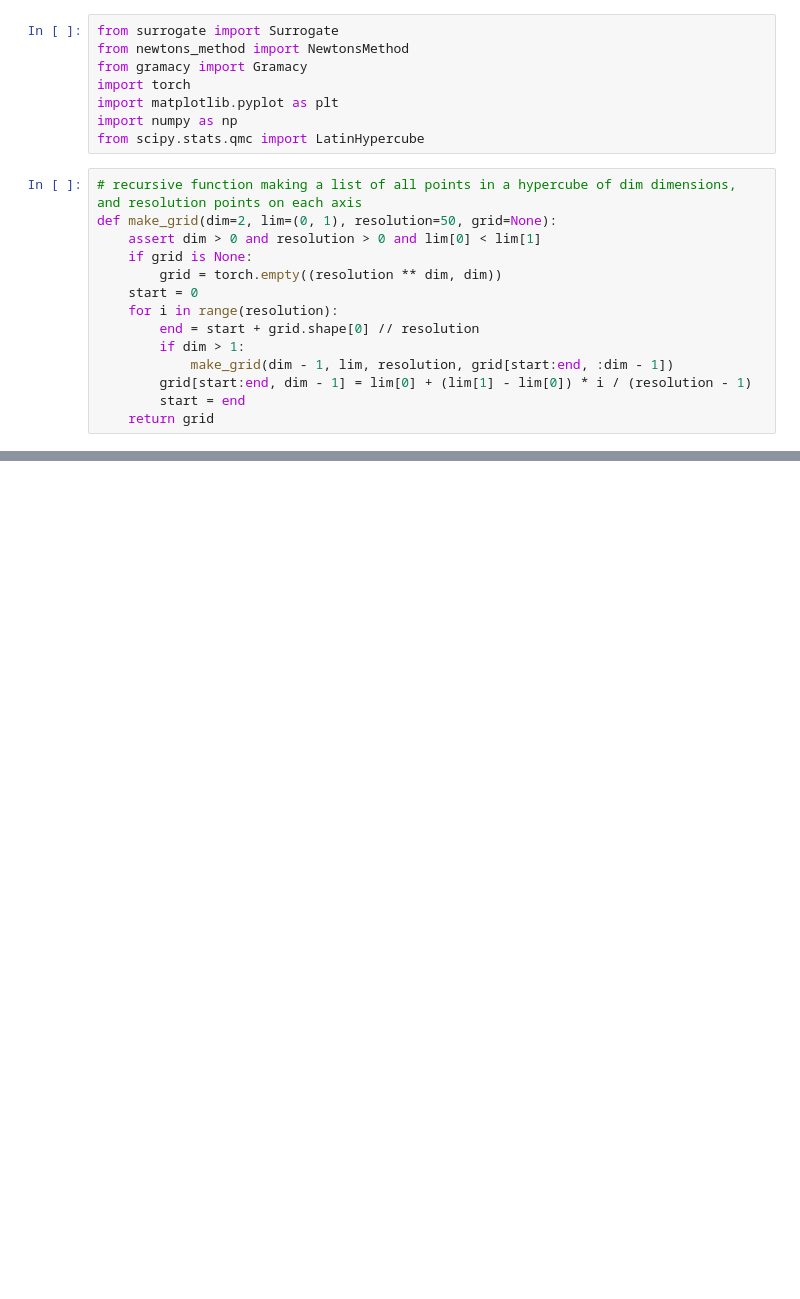
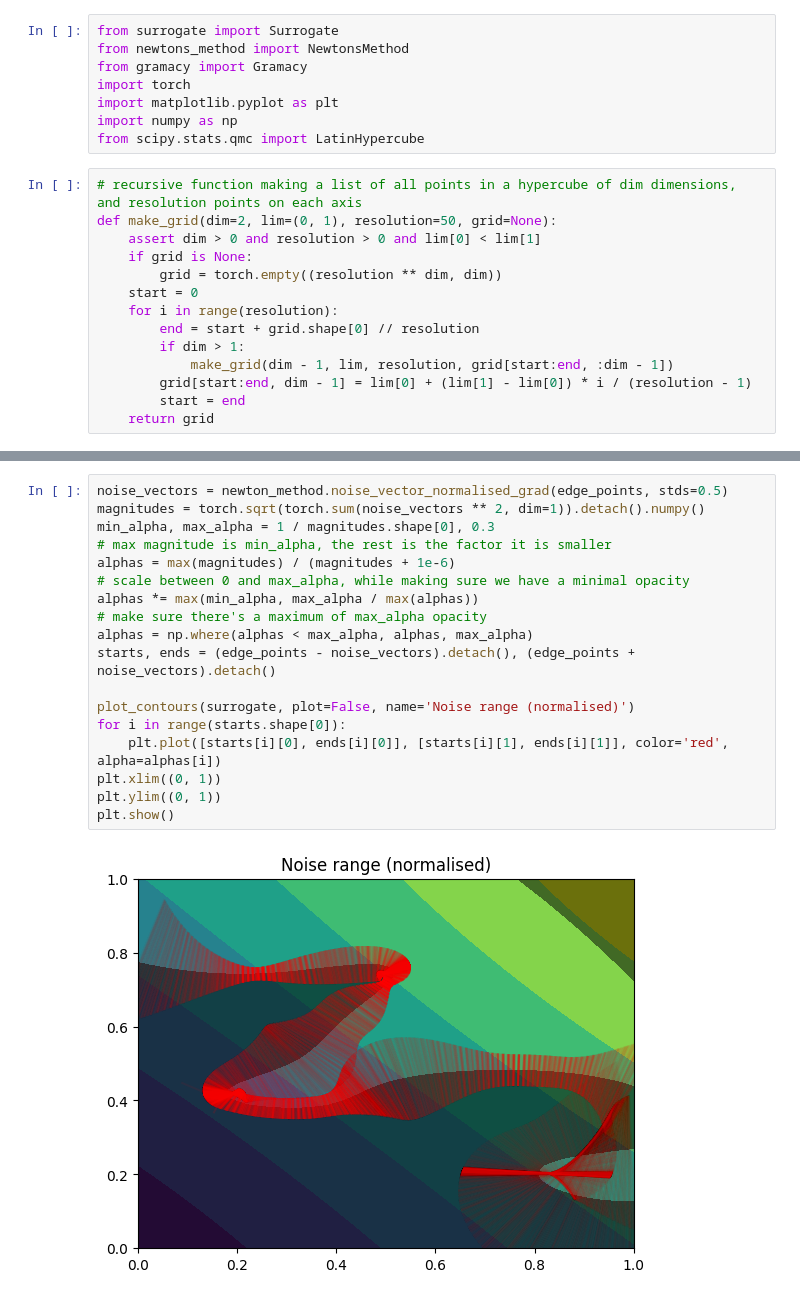
Before and after one commit to Lucas-de-Man/masters_thesis, a Jupyter notebook: sampling_visualisation/main.ipynb, the cells around one changed output, grey strips where cells are left out. Saved outputs shown, nothing was run; the diff lists cells and outputs as text; blank space fills up the shorter version.

Commit message:
plotted noise ranges

```diff
--- a/sampling_visualisation/main.ipynb
+++ b/sampling_visualisation/main.ipynb
@@ -58,0 +74,20 @@ torch.float64
+# %%
+noise_vectors = newton_method.noise_vector_normalised_grad(edge_points, stds=0.5)
+magnitudes = torch.sqrt(torch.sum(noise_vectors ** 2, dim=1)).detach().numpy()
+min_alpha, max_alpha = 1 / magnitudes.shape[0], 0.3
+# max magnitude is min_alpha, the rest is the factor it is smaller
+alphas = max(magnitudes) / (magnitudes + 1e-6)
+# scale between 0 and max_alpha, while making sure we have a minimal opacity
+alphas *= max(min_alpha, max_alpha / max(alphas))
+# make sure there's a maximum of max_alpha opacity
+alphas = np.where(alphas < max_alpha, alphas, max_alpha)
+starts, ends = (edge_points - noise_vectors).detach(), (edge_points + noise_vectors).detach()
+
+plot_contours(surrogate, plot=False, name='Noise range (normalised)')
+for i in range(starts.shape[0]):
+    plt.plot([starts[i][0], ends[i][0]], [starts[i][1], ends[i][1]], color='red', alpha=alphas[i])
+plt.xlim((0, 1))
+plt.ylim((0, 1))
+plt.show()
+# %% [output]
+[figure, added]
```
Also changed, not shown: parts of 4 cells of this notebook.
